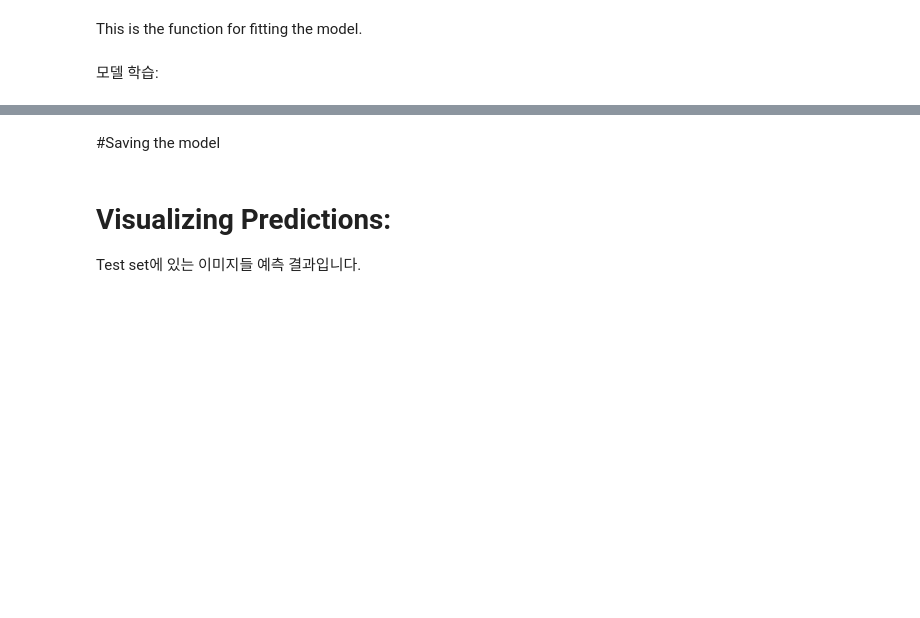
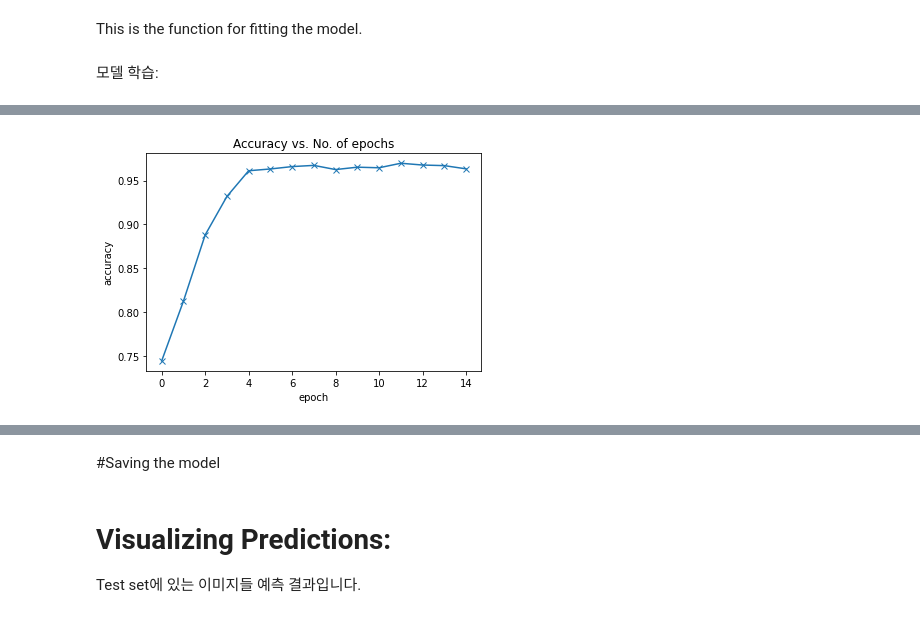
Before and after one commit to ederror/trash-classification-model, a Jupyter notebook: pytorch-garbage-classification.ipynb, the cells around one changed output, grey strips where cells are left out. Drawn from its saved outputs; the diff is of its cells as text; code cells hidden in the pictures; blank space fills up the shorter version.

Commit message:
Modify learning rate and limit the number of fold

```diff
--- a/pytorch-garbage-classification.ipynb
+++ b/pytorch-garbage-classification.ipynb
@@ -12,6 +12,8 @@ import torchvision.models as models
 import torch.nn as nn
 import torch.nn.functional as F
 import numpy as np
+# %%
+colab = True
 # %% [markdown]
 드라이브 마운트 & class 확인:
 # %%
@@ -143,18 +159,18 @@ current device = cuda
 This is the function for fitting the model.
 # %%
 @torch.no_grad()
-def evaluate(model, test_loader):
+def evaluate(model, validation_loader):
     model.eval()
-    outputs = [model.test(list_to_device(batch,device)) for batch in test_loader] # 각 batch별 loss, acc 저장
+    outputs = [model.validation(list_to_device(batch,device)) for batch in validation_loader] # 각 batch별 loss, acc 저장
 
-    batch_losses = [x['test_loss'] for x in outputs]
+    batch_losses = [x['validation_loss'] for x in outputs]
     epoch_loss = torch.stack(batch_losses).mean()   # Combine losses
-    batch_accs = [x['test_acc'] for x in outputs]
+    batch_accs = [x['validation_acc'] for x in outputs]
     epoch_acc = torch.stack(batch_accs).mean()      # Combine accuracies
-    return {'test_loss': epoch_loss.item(), 'test_acc': epoch_acc.item()}
+    return {'validation_loss': epoch_loss.item(), 'validation_acc': epoch_acc.item()}
 
 
-def fit(epochs, lr, model, train_loader, test_loader, opt_func=torch.optim.SGD):
+def fit(epochs, lr, model, train_loader, valid_loader, opt_func=torch.optim.SGD):
     history = []
     optimizer = opt_func(model.parameters(), lr)
     for epoch in range(epochs):
@@ -167,10 +183,10 @@ def fit(epochs, lr, model, train_loader, test_loader, opt_func=torch.optim.SGD):
             optimizer.step()
             optimizer.zero_grad()
 
-        result = evaluate(model, test_loader)
+        result = evaluate(model, valid_loader)
         result['train_loss'] = torch.stack(train_losses).mean().item()
         history.append(result)
-        print(f"Epoch {epoch+1}: train_loss: {result['train_loss']:.4f}, test_loss: {result['test_loss']:.4f}, test_acc: {result['test_acc']:.4f}")
+        print(f"Epoch {epoch+1}: train_loss: {result['train_loss']:.4f}, validation_loss: {result['validation_loss']:.4f}, validation_acc: {result['validation_acc']:.4f}")
     return history
 # %% [markdown]
 모델 학습:
@@ -179,30 +195,33 @@ from sklearn.model_selection import KFold
 from torch.utils.data import SubsetRandomSampler
 from torch.utils.data.dataloader import DataLoader
 
-num_epochs = 8
+num_epochs = 15
 opt_func = torch.optim.Adam
-lr = 2.0e-5 # 3e-4
-batch_size = 16
+lr = 1.0e-5
+batch_size = 32
 
 model = None
 history = None
 avg_acc = 0
 kf = KFold(n_splits=8, shuffle=True)
 
-for fold, (train_idx, test_idx) in enumerate(kf.split(dataset)):
+for fold, (train_idx, valid_idx) in enumerate(kf.split(train_ds)):
     cur_model = TrashNet().to(device)
     print(f'======== fold no.{fold+1} ============')
 
     train_subsampler = SubsetRandomSampler(train_idx)
-    test_subsampler = SubsetRandomSampler(test_idx)
-    train_dl = DataLoader(dataset, batch_size, sampler=train_subsampler, num_workers = 2, pin_memory = True)
-    test_dl = DataLoader(dataset, batch_size, sampler=test_subsampler, num_workers = 2, pin_memory = True)
+    valid_subsampler = SubsetRandomSampler(valid_idx)
+    train_dl = DataLoader(train_ds, batch_size, sampler=train_subsampler, num_workers=2, pin_memory = True)
+    valid_dl = DataLoader(train_ds, batch_size, sampler=valid_subsampler, num_workers=2, pin_memory = True)
 
-    cur_history = fit(num_epochs, lr, cur_model, train_dl, test_dl, opt_func)
-    avg_acc += cur_history[-1]['test_acc']
-    if not history or cur_history[-1]['test_acc'] > history[-1]['test_acc']:
+    cur_history = fit(num_epochs, lr, cur_model, train_dl, valid_dl, opt_func)
+    avg_acc += cur_history[-1]['validation_acc']
+    if not history or cur_history[-1]['validation_acc'] > history[-1]['validation_acc']:
         model = cur_model
         history = cur_history
 
-print(f'Average accuracy: {avg_acc / 8}, Maximum accuracy: {history[-1]["test_acc"]}')
+    if fold == 4:
+      break
+
+print(f'Average accuracy: {avg_acc / 8}, Maximum accuracy: {history[-1]["validation_acc"]}')
 # %% [output]
@@ -244,12 +246,14 @@ KeyboardInterrupt:
 # %%
 def plot_accuracies(history):
-    accuracies = [x['test_acc'] for x in history]
+    accuracies = [x['validation_acc'] for x in history]
     plt.plot(accuracies, '-x')
     plt.xlabel('epoch')
     plt.ylabel('accuracy')
     plt.title('Accuracy vs. No. of epochs');
 
 plot_accuracies(history)
+# %% [output]
+[figure, added]
 # %%
 def plot_losses(history):
     train_losses = [x.get('train_loss') for x in history]
```
Also changed, not shown: parts of 7 cells of this notebook.
